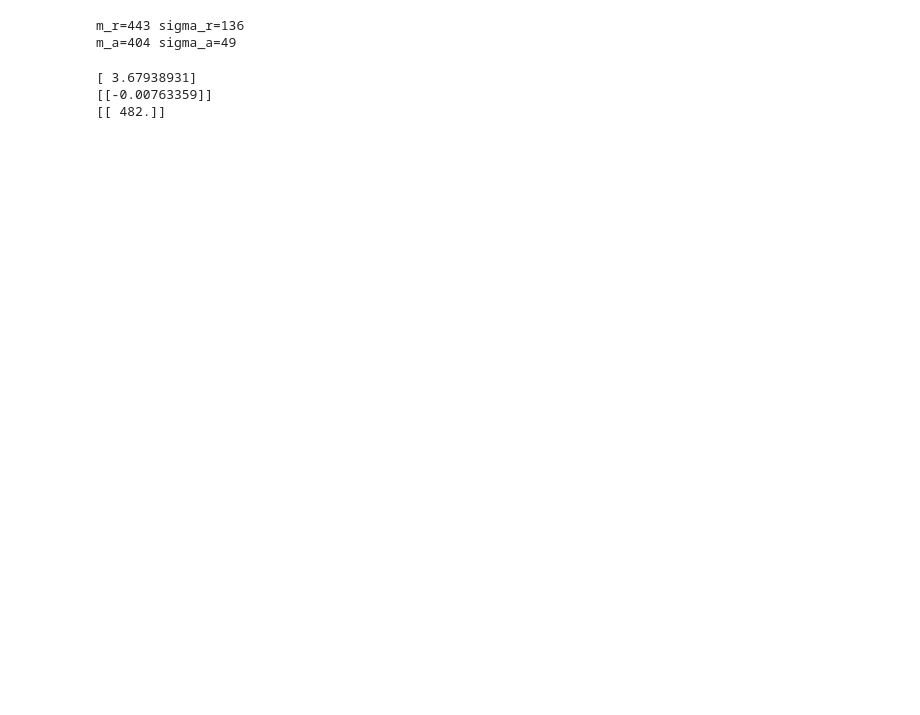
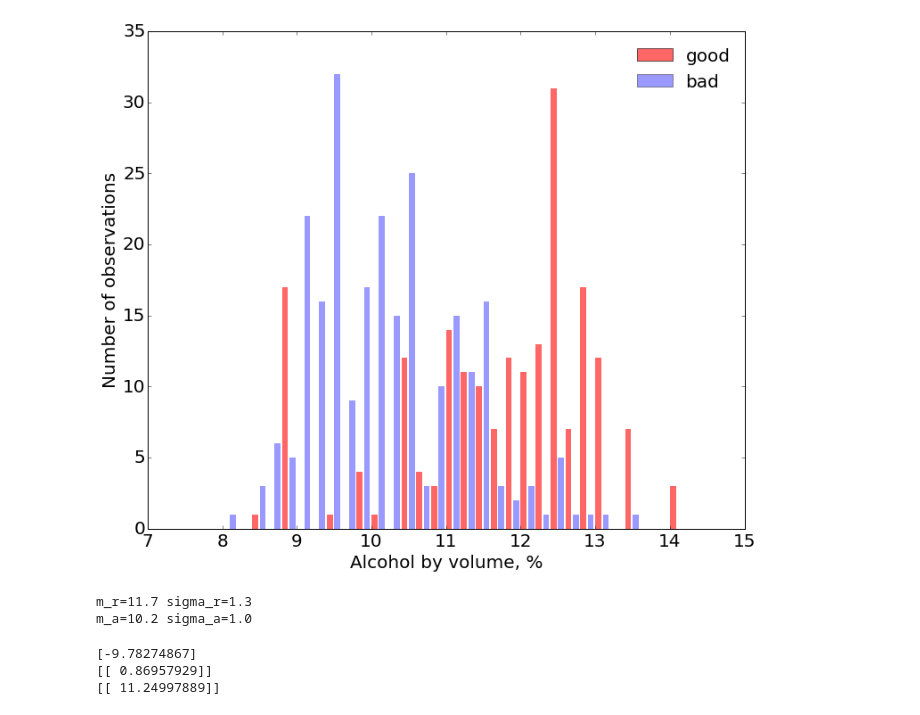
Before and after one commit to anokhin/sfera-dm, a Jupyter notebook: stepic/lecture_01/examples/example_01.ipynb, the cells around one changed output. Drawn from its saved outputs; the diff is of its cells as text; code cells hidden in the pictures; blank space fills up the shorter version.

```diff
--- a/stepic/lecture_01/examples/example_01.ipynb
+++ b/stepic/lecture_01/examples/example_01.ipynb
@@ -15,0 +17,14 @@ print " & ".join(map(lambda s: "%.0f" % s, bad_price))
+# %%
+white_ds = pd.read_csv("white.csv", sep=";")
+red_ds = pd.read_csv("red.csv", sep=";")
+
+wine_ds = pd.concat([white_ds, red_ds])
+good_ds = wine_ds[wine_ds["quality"] >= 8]
+bad_ds = wine_ds[wine_ds["quality"] <= 4]
+
+def shuffle(df):
+    index = list(df.index)
+    random.shuffle(index)
+    df = df.ix[index]
+    df.reset_index()
+    return df
@@ -16,16 +59,39 @@ print " & ".join(map(lambda s: "%.0f" % s, bad_price))
+# %%
+good_count, bins = np.histogram(good_ds["alcohol"], bins=50, range=(5, 15))
+bad_count, bins = np.histogram(bad_ds["alcohol"], bins=50, range=(5, 15))
+#red_counts, bins = np.histogram(red_ds["alcohol"], bins=100, range=(5, 15))
+
+pl.figure(figsize=(12, 10))
+pl.bar(bins[:-1], good_count, (bins[1]-bins[0])*0.4, color="red", alpha=0.6, label="good", ec="none")
+pl.bar(bins[:-1] + (bins[1]-bins[0])*0.5, bad_count, (bins[1]-bins[0])*0.4, color="blue", alpha=0.4, label="bad", ec="none")
+pl.xlim(7, 15)
+pl.xlabel("Alcohol by volume, %", fontsize=20)
+pl.ylabel("Number of observations", fontsize=20)
+pl.tick_params(axis='both', which='major', labelsize=20)
+pl.legend(prop={'size':20}, frameon=False)
+pl.show()
+# %% [output]
+[figure, added]
 # %%
-print "m_r=%.0f sigma_r=%.0f" % ss.norm.fit(good_price)
-print "m_a=%.0f sigma_a=%.0f" % ss.norm.fit(bad_price)
+print "m_r=%.1f sigma_r=%.1f" % ss.norm.fit(good_ds["alcohol"])
+print "m_a=%.1f sigma_a=%.1f" % ss.norm.fit(bad_ds["alcohol"])
 # %% [output]
-m_r=443 sigma_r=136
-m_a=404 sigma_a=49
+m_r=11.7 sigma_r=1.3
+m_a=10.2 sigma_a=1.0
-# %%
-svc = svm.SVC(kernel='linear', C=0.001)
-svc.fit(np.array([good_price, bad_price]).reshape(20, 1), np.arange(20, dtype=int) / 10)
-print svc.intercept_
-print svc.coef_
-print - svc.intercept_ / svc.coef_
-# %% [output]
-[ 3.67938931]
-[[-0.00763359]]
-[[ 482.]]
+# %%
+x = np.zeros((good_ds.shape[0] + bad_ds.shape[0], 1))
+x[:good_ds.shape[0], 0] = good_ds["alcohol"]
+x[good_ds.shape[0]:, 0] = bad_ds["alcohol"]
+
+y = np.zeros(good_ds.shape[0] + bad_ds.shape[0])
+y[:good_ds.shape[0]] = 1
+
+svc = svm.SVC(kernel='linear', C=1)
+svc.fit(x, y)
+print svc.intercept_
+print svc.coef_
+print - svc.intercept_ / svc.coef_
+# %% [output]
+[-9.78274867]
+[[ 0.86957929]]
+[[ 11.24997889]]
```
Also changed, not shown: parts of 6 cells of this notebook, 1 other file.
